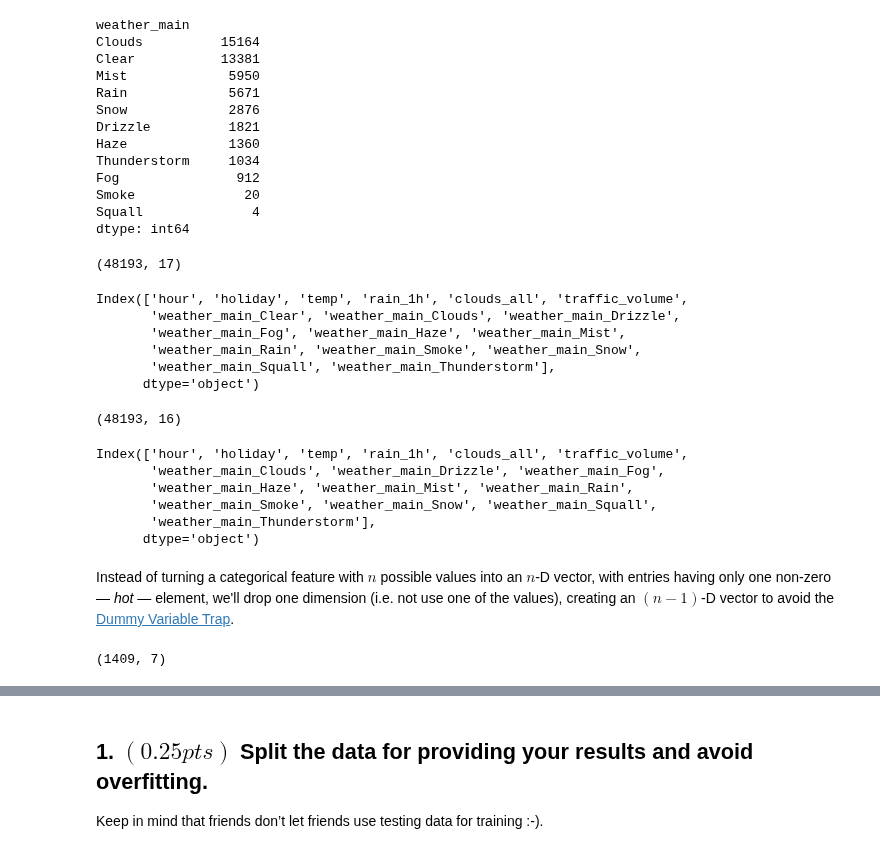
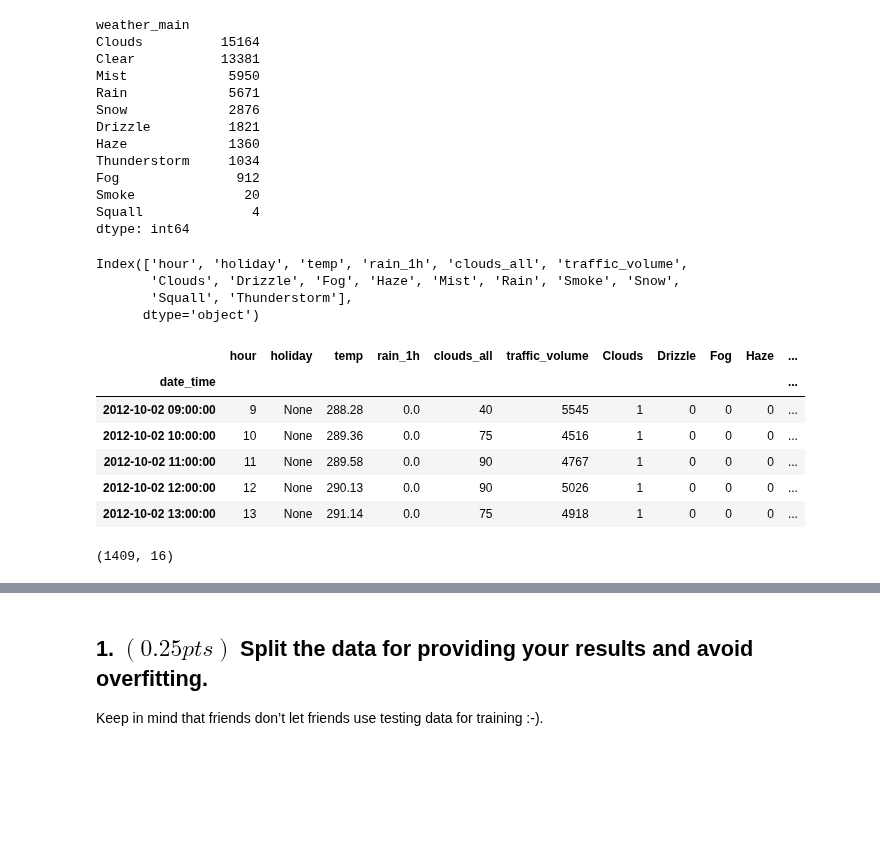
Before and after one commit to laurelkeys/machine-learning, a Jupyter notebook: assignment-1/Assignment1.ipynb, the cells around one changed output, grey strips where cells are left out. Cells and saved outputs as stored; diff of their text form; code cells hidden in the pictures; blank space fills up the shorter version.

```diff
--- a/assignment-1/Assignment1.ipynb
+++ b/assignment-1/Assignment1.ipynb
@@ -500,29 +502,3 @@ Fog               912
 Smoke              20
 Squall              4
 dtype: int64
-# %%
-# one-hot encoding
-one_hot_enc = pd.get_dummies(data, prefix=["weather_main"])
-print(one_hot_enc.shape)
-one_hot_enc.columns
-# %% [output]
-(48193, 17)
-Index(['hour', 'holiday', 'temp', 'rain_1h', 'clouds_all', 'traffic_volume',
-       'weather_main_Clear', 'weather_main_Clouds', 'weather_main_Drizzle',
-       'weather_main_Fog', 'weather_main_Haze', 'weather_main_Mist',
-       'weather_main_Rain', 'weather_main_Smoke', 'weather_main_Snow',
-       'weather_main_Squall', 'weather_main_Thunderstorm'],
-      dtype='object')
-# %%
-# dummy encoding
-dummy_enc = pd.get_dummies(data, prefix=["weather_main"], drop_first=True) # drops Clear weather
-print(dummy_enc.shape)
-dummy_enc.columns
-# %% [output]
-(48193, 16)
-Index(['hour', 'holiday', 'temp', 'rain_1h', 'clouds_all', 'traffic_volume',
-       'weather_main_Clouds', 'weather_main_Drizzle', 'weather_main_Fog',
-       'weather_main_Haze', 'weather_main_Mist', 'weather_main_Rain',
-       'weather_main_Smoke', 'weather_main_Snow', 'weather_main_Squall',
-       'weather_main_Thunderstorm'],
-      dtype='object')
@@ -531,9 +505,35 @@ Index(['hour', 'holiday', 'temp', 'rain_1h', 'clouds_all', 'traffic_volume',
+# %%
+# dummy encoding, n-D:
+#   pd.get_dummies(data, prefix="weather", columns=["weather_main"])
+
+# one-hot encoding, (n-1)-D:
+#   pd.get_dummies(data, prefix="weather", columns=["weather_main"], drop_first=True) # drops Clear weather
+
+weather_encoding = pd.get_dummies(data["weather_main"], drop_first=True) # drops Clear weather
+
+data = pd.concat([data, weather_encoding], axis=1)
+# %%
+# we can now safely drop the 'weather_main' column
+data.drop(columns=["weather_main"], inplace=True)
+# %%
+print(data.columns)
+data.head()
+# %% [output]
+Index(['hour', 'holiday', 'temp', 'rain_1h', 'clouds_all', 'traffic_volume',
+       'Clouds', 'Drizzle', 'Fog', 'Haze', 'Mist', 'Rain', 'Smoke', 'Snow',
+       'Squall', 'Thunderstorm'],
+      dtype='object')
+|  | hour | holiday | temp | rain_1h | clouds_all | traffic_volume | Clouds | Drizzle | Fog | Haze | ... |
+| date_time |  |  |  |  |  |  |  |  |  |  | ... |
+| 2012-10-02 09:00:00 | 9 | None | 288.28 | 0.0 | 40 | 5545 | 1 | 0 | 0 | 0 | ... |
+| 2012-10-02 10:00:00 | 10 | None | 289.36 | 0.0 | 75 | 4516 | 1 | 0 | 0 | 0 | ... |
+| 2012-10-02 11:00:00 | 11 | None | 289.58 | 0.0 | 90 | 4767 | 1 | 0 | 0 | 0 | ... |
+| 2012-10-02 12:00:00 | 12 | None | 290.13 | 0.0 | 90 | 5026 | 1 | 0 | 0 | 0 | ... |
+| 2012-10-02 13:00:00 | 13 | None | 291.14 | 0.0 | 75 | 4918 | 1 | 0 | 0 | 0 | ... |
 # %%
 # obs.: comparing the value to 0 prevents accidents when running this cell twice
 data["holiday"] = data["holiday"].apply(lambda h: 0 if (h == "None" or h == 0) else 1)
-# %% [markdown]
-Instead of turning a categorical feature with $n$ possible values into an $n$-D vector, with entries having only one non-zero — _hot_ — element, we'll drop one dimension (i.e. not use one of the values), creating an $(n-1)$-D vector to avoid the [Dummy Variable Trap](https://www.algosome.com/articles/dummy-variable-trap-regression.html).
 # %%
 data[data["holiday"] == 1].shape # just checking to see if we still have 1409 examples on holidays and... we're good!
 # %% [output]
-(1409, 7)
+(1409, 16)
```
Also changed, not shown: parts of 10 cells of this notebook.
